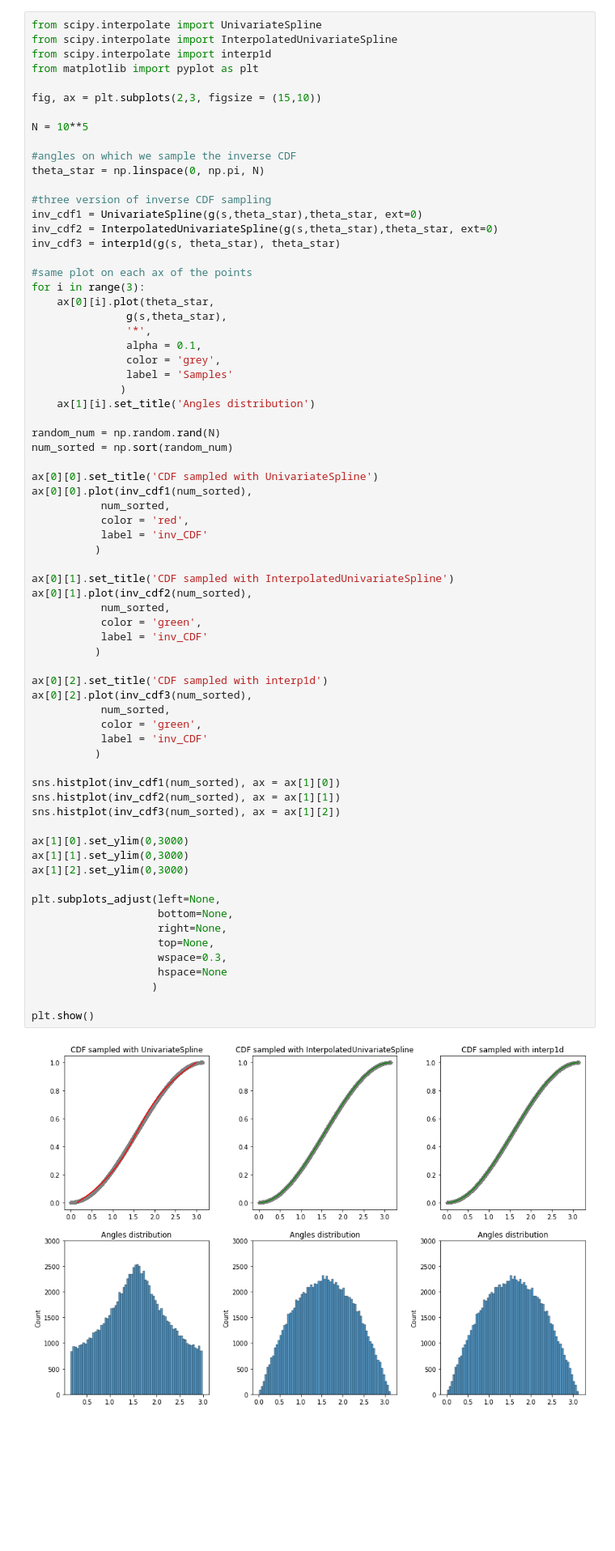
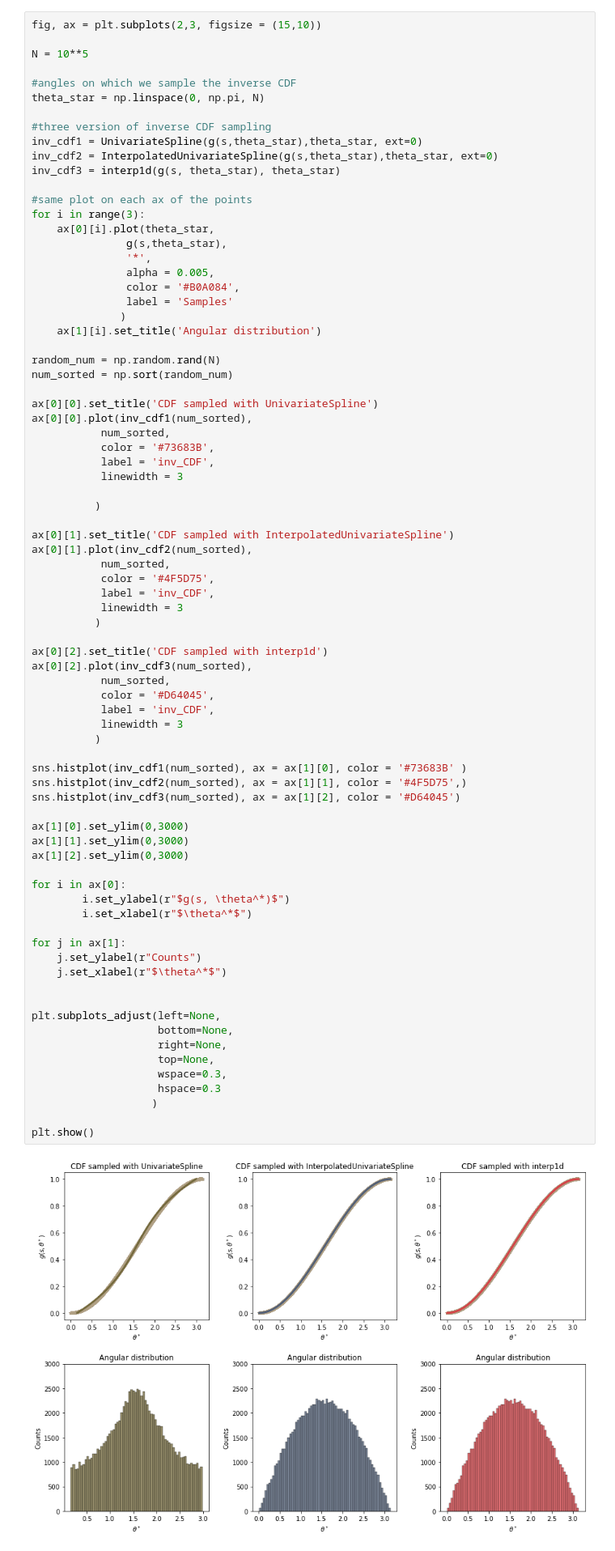
Before and after one commit to PhysicsOfData/LCP_projects_Y3, a Jupyter notebook: Project.ipynb, the cells around one changed output. Shown at 81% size. Drawn from its saved outputs; the diff is of its cells as text; blank space fills up the shorter version.

```diff
--- a/Project.ipynb
+++ b/Project.ipynb
@@ -153,9 +157,4 @@ The relation $$\vec p^*=\vec p_1^*=-\vec p_2^*$$ turns out, setting $$\theta_1^*
 # %%
-from scipy.interpolate import UnivariateSpline
-from scipy.interpolate import InterpolatedUnivariateSpline
-from scipy.interpolate import interp1d
-from matplotlib import pyplot as plt
-
 fig, ax = plt.subplots(2,3, figsize = (15,10))
 
 N = 10**5
@@ -173,53 +172,66 @@ for i in range(3):
     ax[0][i].plot(theta_star,
                g(s,theta_star),
                '*',
-               alpha = 0.1,
-               color = 'grey',
+               alpha = 0.005,
+               color = '#B0A084',
                label = 'Samples'
               )
-    ax[1][i].set_title('Angles distribution')
+    ax[1][i].set_title('Angular distribution')
 
 random_num = np.random.rand(N)
 num_sorted = np.sort(random_num)
 
 ax[0][0].set_title('CDF sampled with UnivariateSpline')
 ax[0][0].plot(inv_cdf1(num_sorted),
            num_sorted,
-           color = 'red',
-           label = 'inv_CDF'
+           color = '#73683B',
+           label = 'inv_CDF',
+           linewidth = 3
+
           )
 
 ax[0][1].set_title('CDF sampled with InterpolatedUnivariateSpline')
 ax[0][1].plot(inv_cdf2(num_sorted),
            num_sorted,
-           color = 'green',
-           label = 'inv_CDF'
+           color = '#4F5D75',
+           label = 'inv_CDF',
+           linewidth = 3
           )
 
 ax[0][2].set_title('CDF sampled with interp1d')
 ax[0][2].plot(inv_cdf3(num_sorted),
            num_sorted,
-           color = 'green',
-           label = 'inv_CDF'
+           color = '#D64045',
+           label = 'inv_CDF',
+           linewidth = 3
           )
 
-sns.histplot(inv_cdf1(num_sorted), ax = ax[1][0])
-sns.histplot(inv_cdf2(num_sorted), ax = ax[1][1])
-sns.histplot(inv_cdf3(num_sorted), ax = ax[1][2])
+sns.histplot(inv_cdf1(num_sorted), ax = ax[1][0], color = '#73683B' )
+sns.histplot(inv_cdf2(num_sorted), ax = ax[1][1], color = '#4F5D75',)
+sns.histplot(inv_cdf3(num_sorted), ax = ax[1][2], color = '#D64045')
 
 ax[1][0].set_ylim(0,3000)
 ax[1][1].set_ylim(0,3000)
 ax[1][2].set_ylim(0,3000)
+
+for i in ax[0]:
+        i.set_ylabel(r"$g(s, \theta^*)$")
+        i.set_xlabel(r"$\theta^*$")
+
+for j in ax[1]:
+    j.set_ylabel(r"Counts")
+    j.set_xlabel(r"$\theta^*$")
+
 
 plt.subplots_adjust(left=None,
                     bottom=None,
                     right=None,
                     top=None,
                     wspace=0.3,
-                    hspace=None
+                    hspace=0.3
                    )
 
 plt.show()
 # %% [output]
-[figure, old version]
+[figure, new version]
 # %% [markdown]
```
Also changed, not shown: parts of 25 cells of this notebook.
